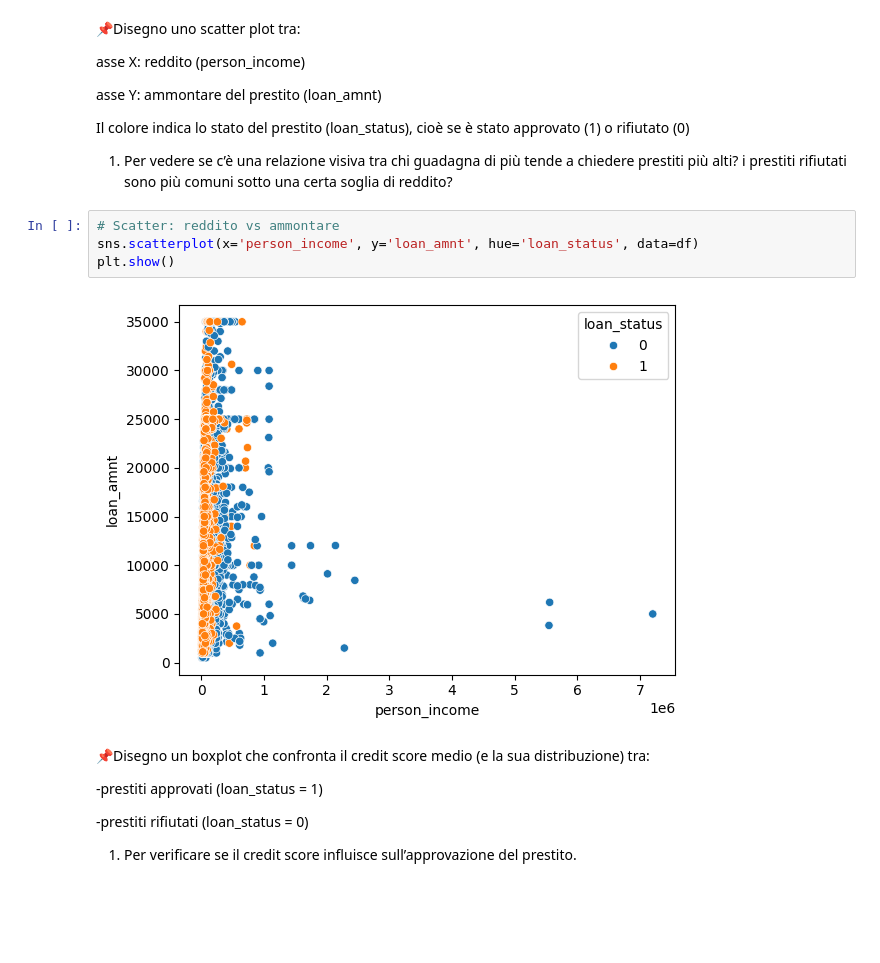
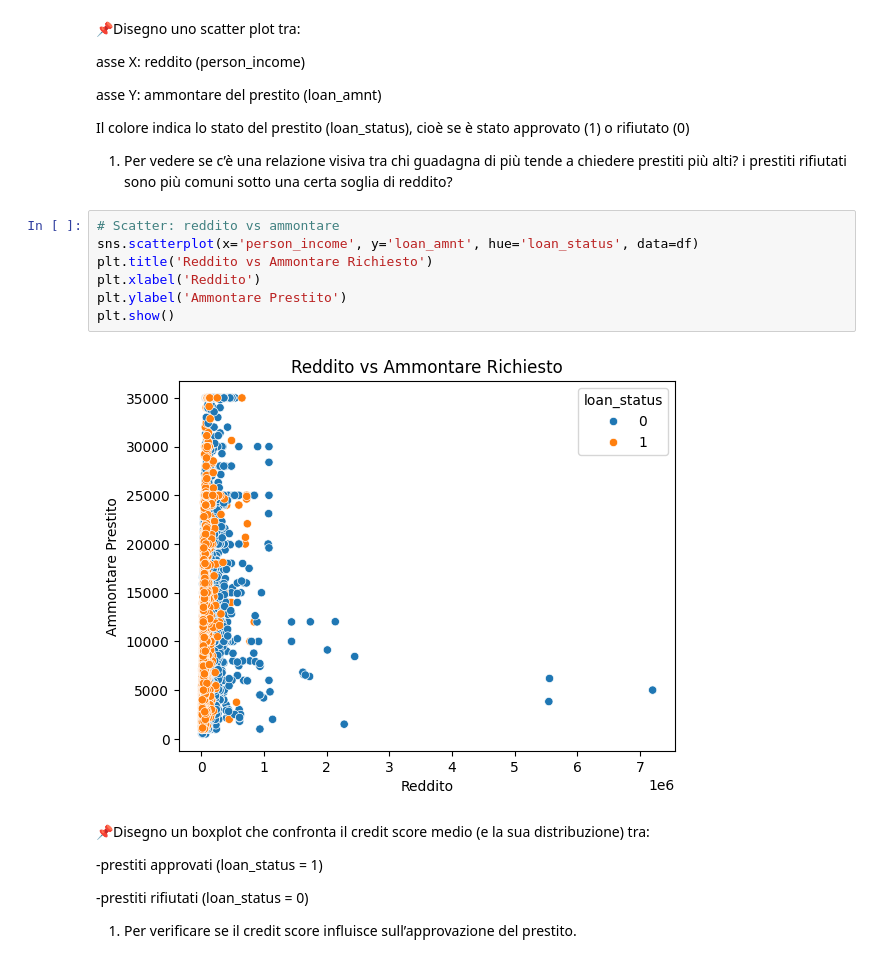
Before and after one commit to AleXcapo7/customer_scoring, a Jupyter notebook: FRANCESCA.ipynb, the cells around one changed output. Drawn from its saved outputs; the diff is of its cells as text; blank space fills up the shorter version.

Commit message:
EDA_GRAPHICS

```diff
--- a/FRANCESCA.ipynb
+++ b/FRANCESCA.ipynb
@@ -106,9 +141,12 @@ i prestiti rifiutati sono più comuni sotto una certa soglia di reddito?
 # %%
 # Scatter: reddito vs ammontare
 sns.scatterplot(x='person_income', y='loan_amnt', hue='loan_status', data=df)
+plt.title('Reddito vs Ammontare Richiesto')
+plt.xlabel('Reddito')
+plt.ylabel('Ammontare Prestito')
 plt.show()
 # %% [output]
-[figure, old version]
+[figure, new version]
 # %% [markdown]
 📌Disegno un boxplot che confronta il credit score medio (e la sua distribuzione) tra:
 
```
Also changed, not shown: parts of 8 cells of this notebook.
